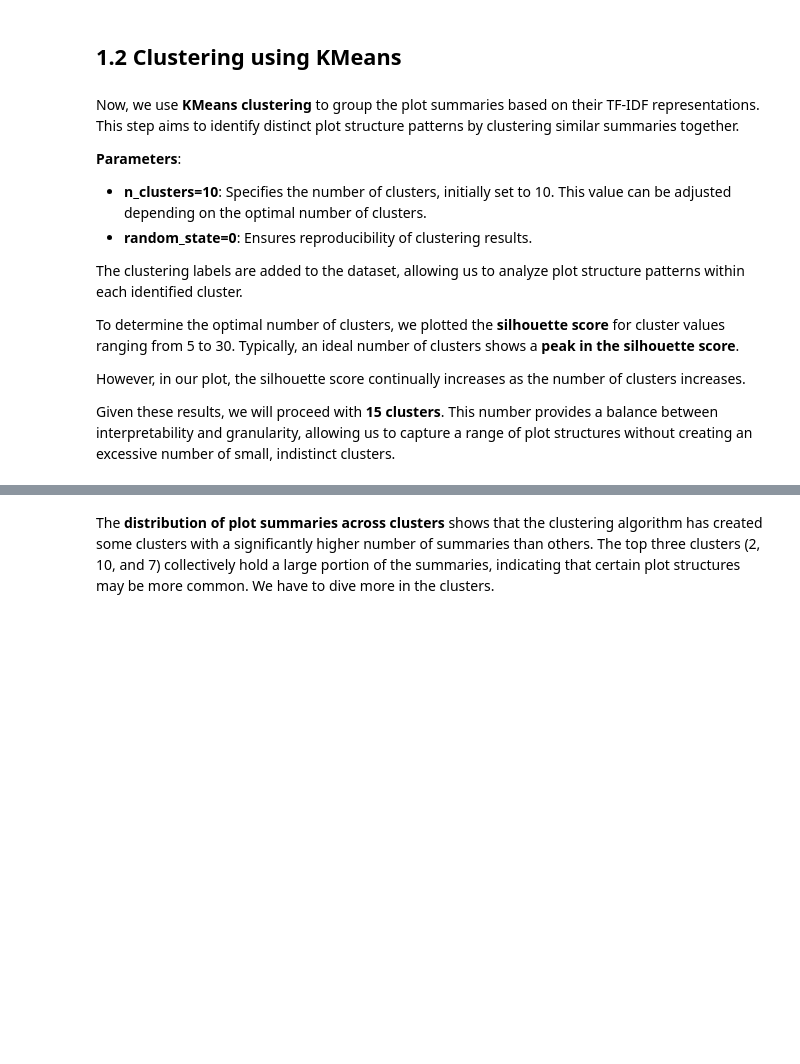
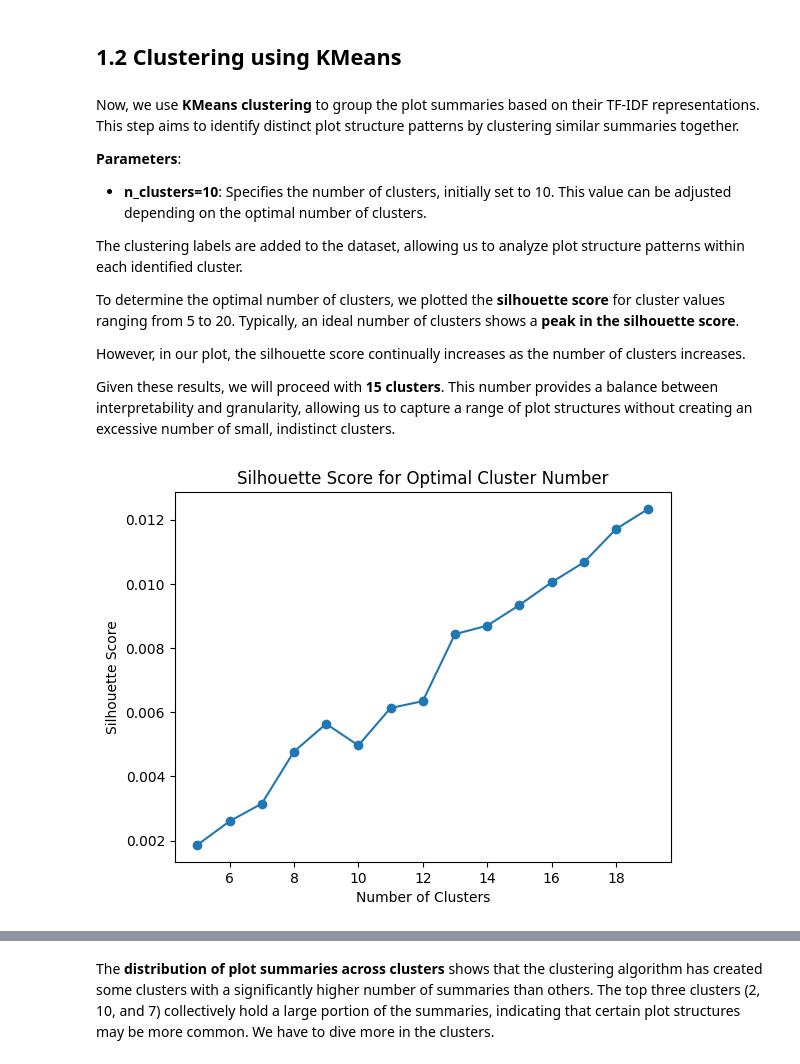
Before and after one commit to arthurEpfl/CMU_MovieCorpus_Data_Analysis, a Jupyter notebook: src/summaries.ipynb, the cells around one changed output, grey strips where cells are left out. Drawn from its saved outputs; the diff is of its cells as text; code cells hidden in the pictures; blank space fills up the shorter version.

Commit message:
update summaries

```diff
--- a/src/summaries.ipynb
+++ b/src/summaries.ipynb
@@ -31,6 +35,5 @@ To achieve this, we experimented with **two different approaches**:
 # %% [markdown]
 # Importing the data
 # %%
-movies = pd.read_csv('../data/processed/merged_movies.csv')
-summaries = pd.read_csv('../data/processed/summaries_preprocessed.csv')
+movies_summary = pd.read_csv('../data/processed/movies_summary_BO.csv')
 # %%
@@ -50,7 +54,7 @@ First, we transform the plot summaries into a numerical format for clustering by
 # %%
 # Text Vectorization with TF-IDF
 tfidf_vectorizer = TfidfVectorizer(max_features=3000, stop_words='english')
-tfidf_matrix = tfidf_vectorizer.fit_transform(common_summaries['clean_plot_summary'])
+tfidf_matrix = tfidf_vectorizer.fit_transform(movies_summary['plot_summary'])
 
 combined_matrix = tfidf_matrix.toarray()
 # %% [markdown]
@@ -60,11 +64,10 @@ Now, we use **KMeans clustering** to group the plot summaries based on their TF-
 
 **Parameters**:
 - **n_clusters=10**: Specifies the number of clusters, initially set to 10. This value can be adjusted depending on the optimal number of clusters.
-- **random_state=0**: Ensures reproducibility of clustering results.
 
 The clustering labels are added to the dataset, allowing us to analyze plot structure patterns within each identified cluster.
 
-To determine the optimal number of clusters, we plotted the **silhouette score** for cluster values ranging from 5 to 30. Typically, an ideal number of clusters shows a **peak in the silhouette score**.
+To determine the optimal number of clusters, we plotted the **silhouette score** for cluster values ranging from 5 to 20. Typically, an ideal number of clusters shows a **peak in the silhouette score**.
 
 However, in our plot, the silhouette score continually increases as the number of clusters increases.
 
@@ -72,17 +75,19 @@ Given these results, we will proceed with **15 clusters**. This number provides
 # %%
 from sklearn.metrics import silhouette_score
 silhouette_scores = []
-for i in range(5, 30):
+for i in range(5, 20):
     kmeans = KMeans(n_clusters=i, random_state=0)
     labels = kmeans.fit_predict(combined_matrix)
     score = silhouette_score(combined_matrix, labels)
     silhouette_scores.append(score)
-
-plt.plot(range(5, 30), silhouette_scores, marker='o')
-plt.xlabel("Number of Clusters")
-plt.ylabel("Silhouette Score")
-plt.title("Silhouette Score for Optimal Cluster Number")
-plt.show()
+# %%
+plt.plot(range(5, 20), silhouette_scores, marker='o')
+plt.xlabel("Number of Clusters")
+plt.ylabel("Silhouette Score")
+plt.title("Silhouette Score for Optimal Cluster Number")
+plt.show()
+# %% [output]
+[figure, added]
 # %%
 # Clustering with KMeans
 n_clusters = 15
```
Also changed, not shown: parts of 21 cells of this notebook.
